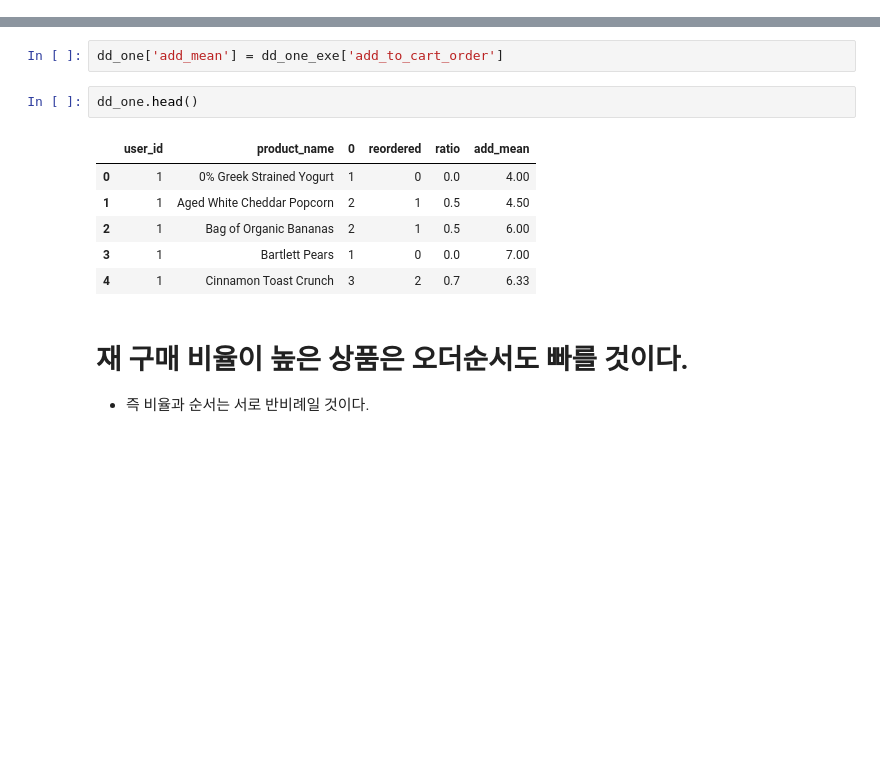
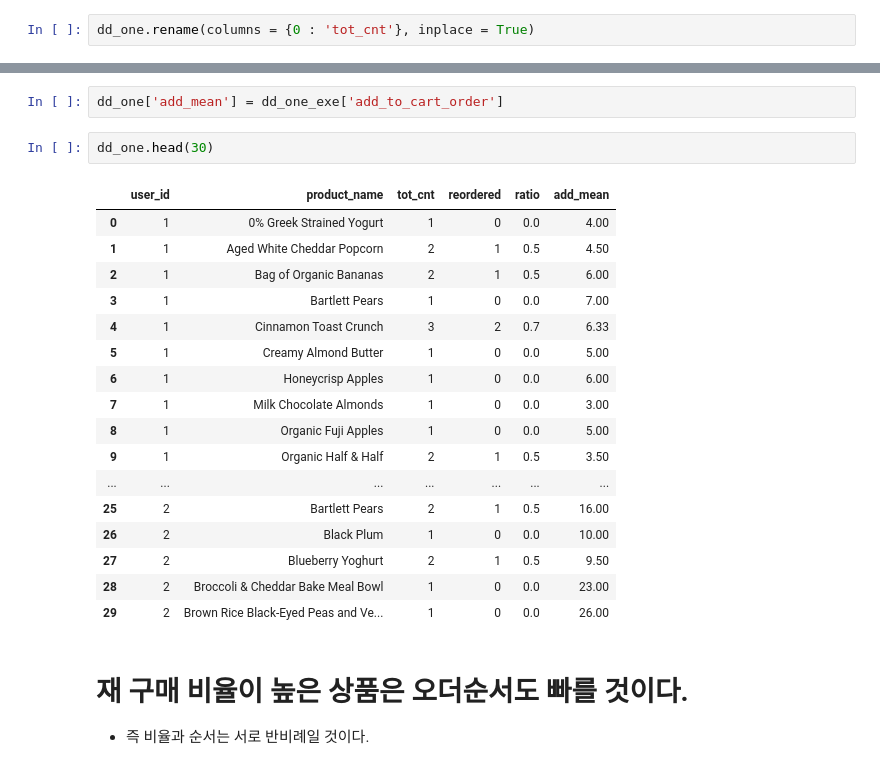
Before and after one commit to homekeeper89/pro_instacart, a Jupyter notebook: 0724_EDA_fourth.ipynb, the cells around one changed output, grey strips where cells are left out. Drawn from its saved outputs; the diff is of its cells as text; blank space fills up the shorter version.

```diff
--- a/0724_EDA_fourth.ipynb
+++ b/0724_EDA_fourth.ipynb
@@ -196,6 +514,8 @@ dd.reset_index(inplace = True)
 dd_one['reordered'] = dd['reordered']
 # %%
 dd_one['ratio'] = (dd_one['reordered'] / dd_one[0]).round(1)
+# %%
+dd_one.rename(columns = {0 : 'tot_cnt'}, inplace = True)
 # %%
 dd_one.head(20)
 # 유저별 구매 상품의 총 횟수(갯수) 와 재구매 횟수, 그리고 재구매 비율.
@@ -249,14 +569,25 @@ dd_one_exe.reset_index(inplace = True)
 # %%
 dd_one['add_mean'] = dd_one_exe['add_to_cart_order']
 # %%
-dd_one.head()
+dd_one.head(30)
 # %% [output]
-|  | user_id | product_name | 0 | reordered | ratio | add_mean |
+|  | user_id | product_name | tot_cnt | reordered | ratio | add_mean |
 | 0 | 1 | 0% Greek Strained Yogurt | 1 | 0 | 0.0 | 4.00 |
 | 1 | 1 | Aged White Cheddar Popcorn | 2 | 1 | 0.5 | 4.50 |
 | 2 | 1 | Bag of Organic Bananas | 2 | 1 | 0.5 | 6.00 |
 | 3 | 1 | Bartlett Pears | 1 | 0 | 0.0 | 7.00 |
 | 4 | 1 | Cinnamon Toast Crunch | 3 | 2 | 0.7 | 6.33 |
+| 5 | 1 | Creamy Almond Butter | 1 | 0 | 0.0 | 5.00 |
+| 6 | 1 | Honeycrisp Apples | 1 | 0 | 0.0 | 6.00 |
+| 7 | 1 | Milk Chocolate Almonds | 1 | 0 | 0.0 | 3.00 |
+| 8 | 1 | Organic Fuji Apples | 1 | 0 | 0.0 | 5.00 |
+| 9 | 1 | Organic Half & Half | 2 | 1 | 0.5 | 3.50 |
+| ... | ... | ... | ... | ... | ... | ... |
+| 25 | 2 | Bartlett Pears | 2 | 1 | 0.5 | 16.00 |
+| 26 | 2 | Black Plum | 1 | 0 | 0.0 | 10.00 |
+| 27 | 2 | Blueberry Yoghurt | 2 | 1 | 0.5 | 9.50 |
+| 28 | 2 | Broccoli & Cheddar Bake Meal Bowl | 1 | 0 | 0.0 | 23.00 |
+| 29 | 2 | Brown Rice Black-Eyed Peas and Ve... | 1 | 0 | 0.0 | 26.00 |
 # %% [markdown]
 # 재 구매 비율이 높은 상품은 오더순서도 빠를 것이다.
 - 즉 비율과 순서는 서로 반비례일 것이다.
```
Also changed, not shown: parts of 38 cells of this notebook.
